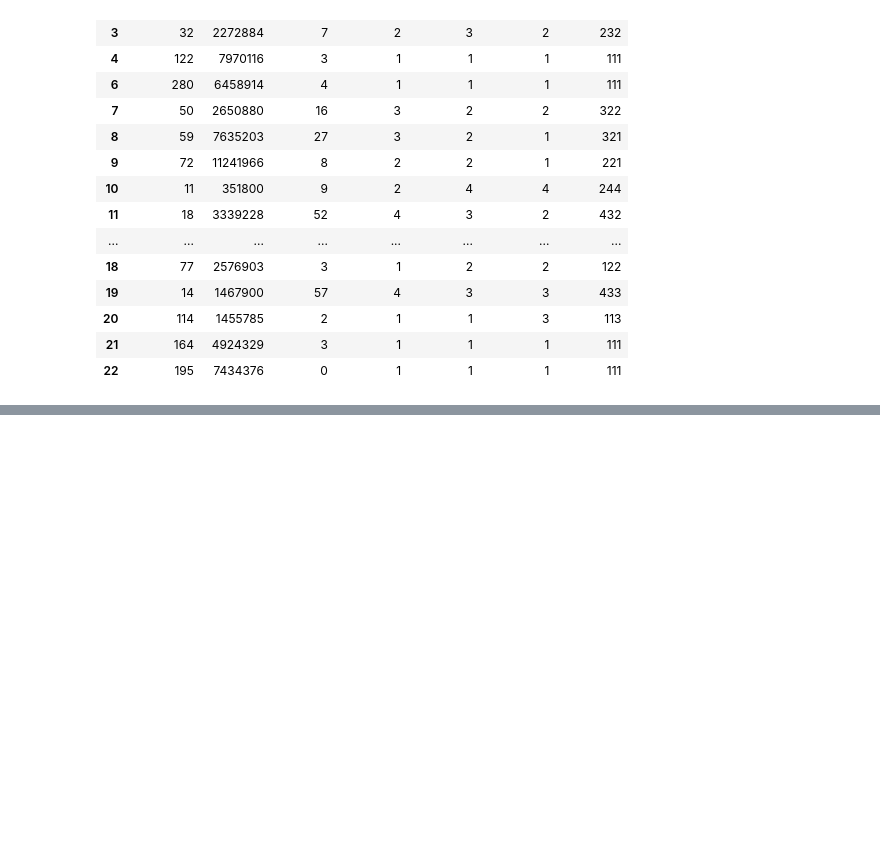
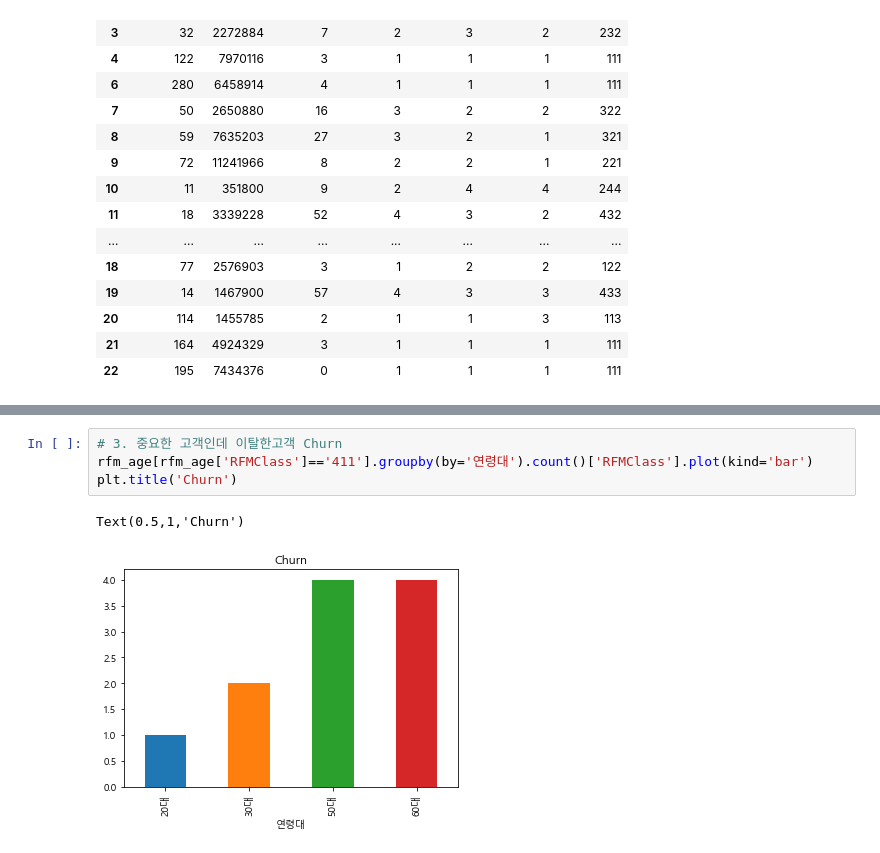
Before and after one commit to vlufoot/smu_team_6, a Jupyter notebook: RFM_segmentation.ipynb, the cells around one changed output, grey strips where cells are left out. Drawn from its saved outputs; the diff is of its cells as text; blank space fills up the shorter version.

```diff
--- a/RFM_segmentation.ipynb
+++ b/RFM_segmentation.ipynb
@@ -131,0 +180,7 @@ rfmSegmentation.head(20)
+# %%
+# 3. 중요한 고객인데 이탈한고객 Churn
+rfm_age[rfm_age['RFMClass']=='411'].groupby(by='연령대').count()['RFMClass'].plot(kind='bar')
+plt.title('Churn')
+# %% [output]
+Text(0.5,1,'Churn')
+[figure, added]
```
Also changed, not shown: parts of 12 cells of this notebook.
